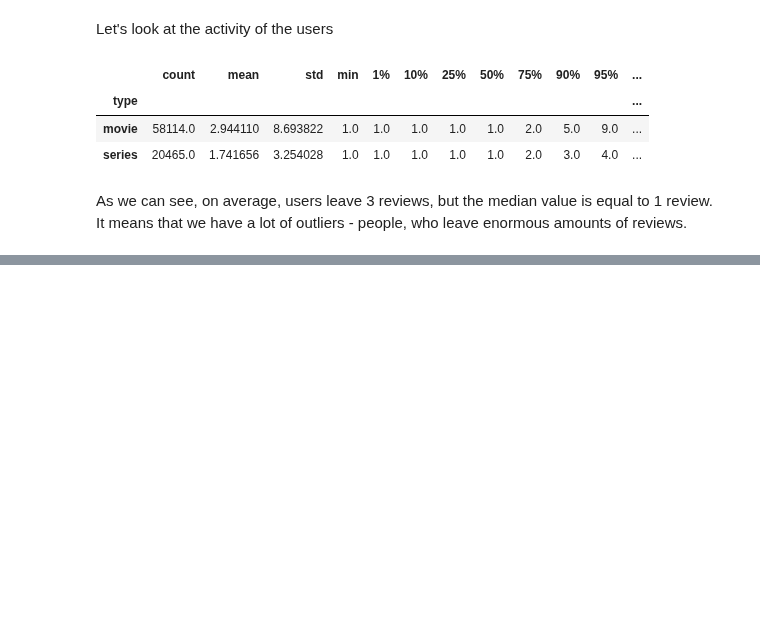
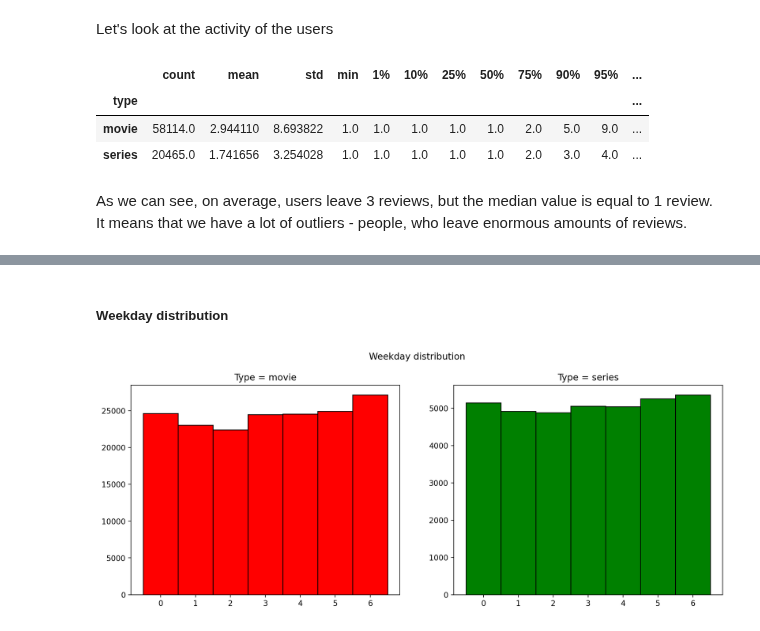
Before and after one commit to Extremesarova/shows_analysis, a Jupyter notebook: shows_analysis/notebooks/4_datasets_eda/reviews_eda.ipynb, the cells around one changed output, grey strips where cells are left out. Cells and saved outputs as stored; diff of their text form; code cells hidden in the pictures; blank space fills up the shorter version.

```diff
--- a/shows_analysis/notebooks/4_datasets_eda/reviews_eda.ipynb
+++ b/shows_analysis/notebooks/4_datasets_eda/reviews_eda.ipynb
@@ -118,0 +213,8 @@ plt.show()
+# %% [markdown]
+##### Weekday distribution
+# %%
+plot_dt_per_type(
+    dataframe=reviews, column="weekday", title="Weekday distribution", bins=7
+)
+# %% [output]
+[figure, added]
```
Also changed, not shown: parts of 23 cells of this notebook, 2 other files.
